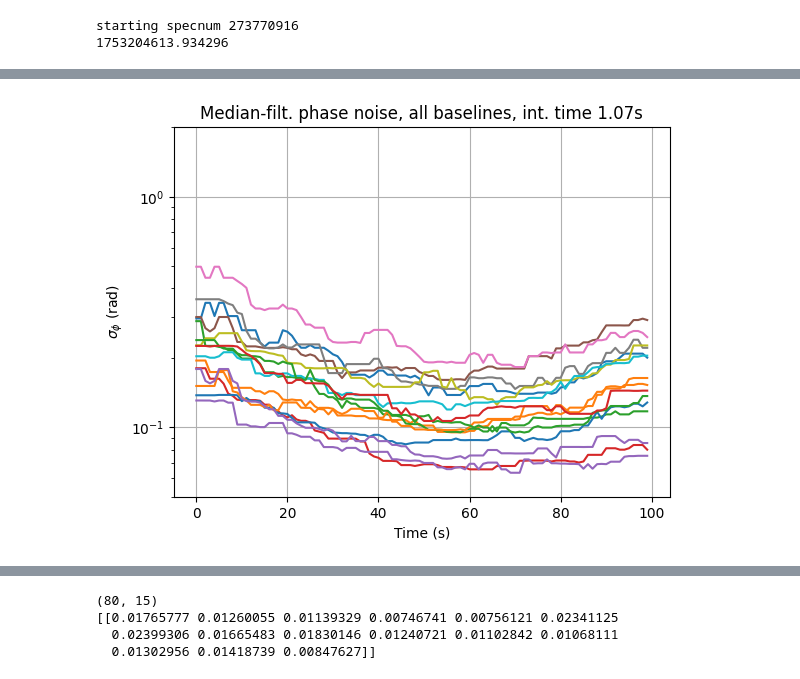
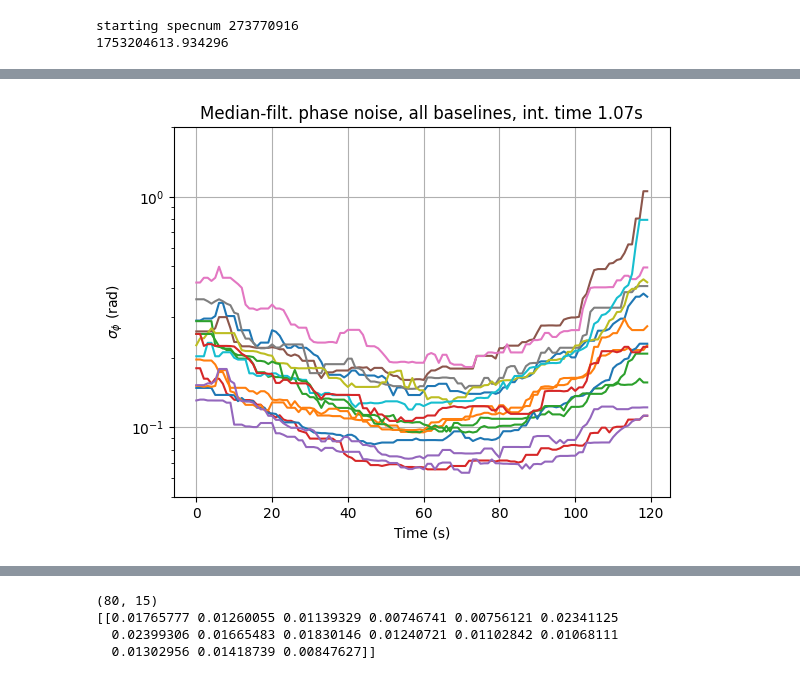
Before and after one commit to ALBATROS-Experiment/albatros_analysis, a Jupyter notebook: scripts/orbcomm/mohan_sanity_check.ipynb, the cells around one changed output, grey strips where cells are left out. Drawn from its saved outputs; the diff is of its cells as text; code cells hidden in the pictures.

```diff
--- a/scripts/orbcomm/mohan_sanity_check.ipynb
+++ b/scripts/orbcomm/mohan_sanity_check.ipynb
@@ -254,0 +544,22 @@ starting specnum 273770916
+# %%
+def find_lowest_noise(noise, window_size=120):
+    nblines, ntimes = noise.shape
+    min_noise = float('inf')
+    best_start_idx = -1
+
+    for t in range(ntimes - window_size + 1):
+        # Slice over time, keep all baselines
+        window = noise[:, t:t + window_size]
+
+        # Collapse both dimensions → single statistic
+        window_noise = np.median(window)  # or np.mean(window)
+
+        if window_noise < min_noise:
+            min_noise = window_noise
+            best_start_idx = t
+
+    return best_start_idx, best_start_idx+window_size
+
+start_cut, end_cut = find_lowest_noise(thermal_noise1)
+print(start_cut, end_cut)
+start_spectra, end_spectra = start_cut*acclen, end_cut*acclen
@@ -255,14 +574,8 @@ starting specnum 273770916
 # %%
-cut_start, cut_end = 70, 170
-spectra_cut_start= 1024*cut_start
-spectra_cut_end = 1024*cut_end
-print(spectra_cut_start)
-print(spectra_cut_end)
+pulse_start_spec_cut = pulse_start_spec+start_spectra*64
+pstart_cut = spec_per_UTC*pulse_start_spec_cut + UTC_offset
+print(pstart_cut)
 
-pulse_start_spec_cut = pulse_start_spec+spectra_cut_start*64
-pulse_start_fitted = spec_per_UTC*pulse_start_spec_cut + UTC_offset
-print(pulse_start_fitted)
-
-data = data_all[:,:,spectra_cut_start:spectra_cut_end,:]
-print(data.shape)
+data_cut = data_all[:,:,start_spectra:end_spectra,:]
+print(data_cut.shape)
 # %% [output]
@@ -367,0 +584,2 @@ print(multi_vis.shape)
+# %%
+vis2=get_vis(data_cut,satID,freqs,pstart_cut,pulse_end_ts,antpos,ant_idxs,tle_path,T_SPECTRA,osamp,acclen)
@@ -367,0 +608,2 @@ print(multi_vis.shape)
+# %%
+thermal_noise2 = get_thermal_noise(vis2, ant_idxs)
@@ -368,10 +612,10 @@ print(multi_vis.shape)
 # %%
 for bl in range(n_blines):
-    plt.semilogy(median_filter(thermal_noise[bl,:],10),label=f'bl id {bl}')
+    plt.semilogy(median_filter(thermal_noise2[bl,:],10),label=f'bl id {bl}')
 plt.title(f"Median-filt. phase noise, all baselines, int. time {T_SPECTRA*acclen:4.2f}s")
 plt.ylabel("$\sigma_\phi$ (rad)")
 plt.xlabel("Time (s)")
 plt.ylim(0.05,2)
 plt.grid(True)
 # %% [output]
-[figure, old version]
+[figure, new version]
```
Also changed, not shown: parts of 32 cells of this notebook, 11 other files.
